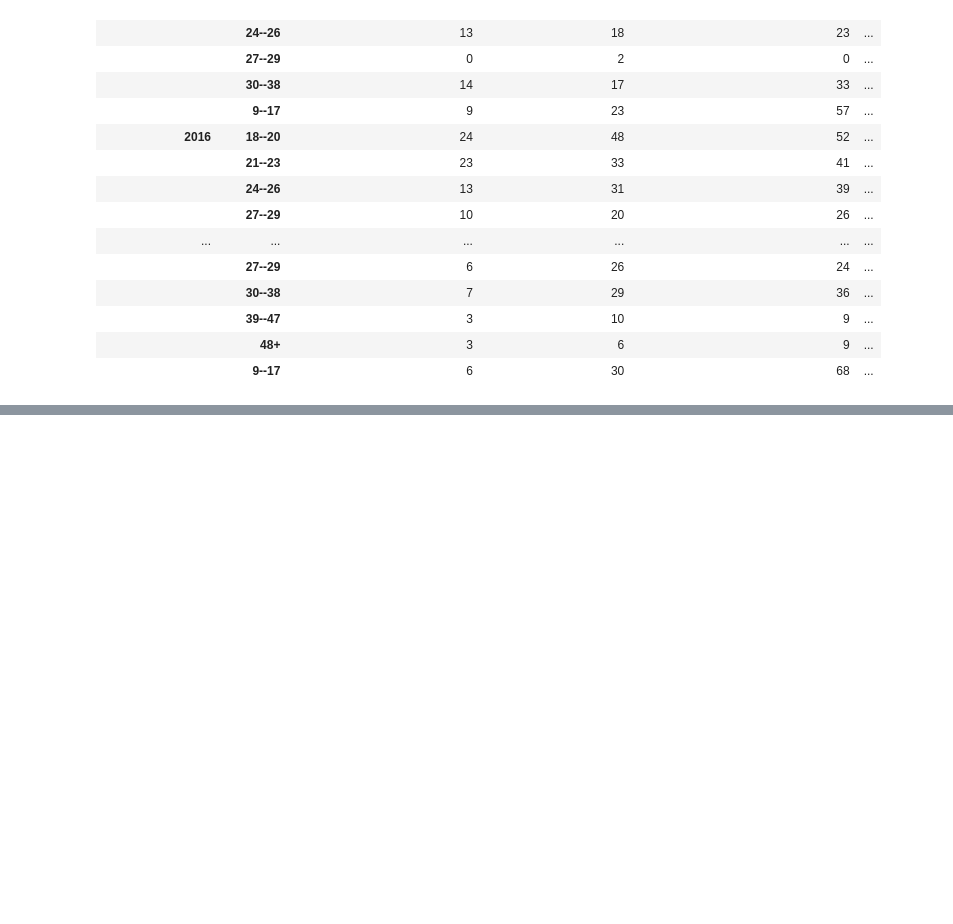
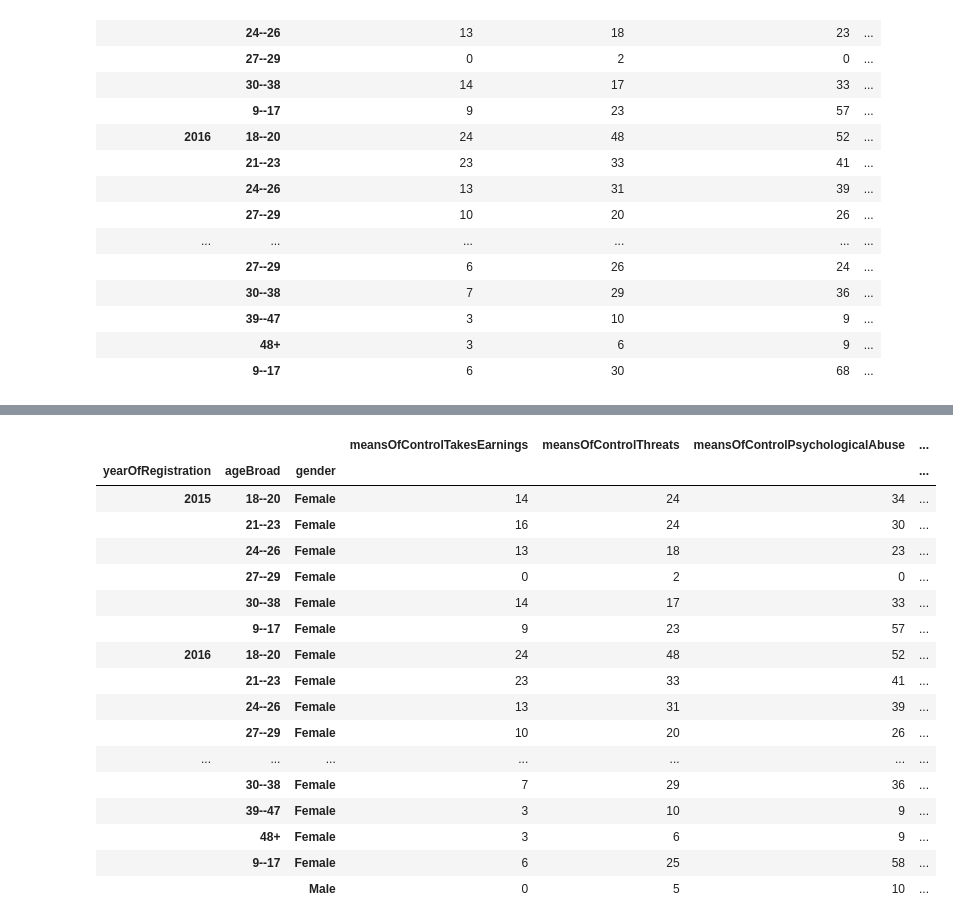
Before and after one commit to kmanning1224/Sexual-Assault-Analysis, a Jupyter notebook: SofieLab.ipynb, the cells around one changed output, grey strips where cells are left out. Saved outputs shown, nothing was run; the diff lists cells and outputs as text; code cells hidden in the pictures; blank space fills up the shorter version.

```diff
--- a/SofieLab.ipynb
+++ b/SofieLab.ipynb
@@ -158,0 +223,3 @@ tots_df.to_csv("Data/totalsAge_global_dataset_2020.csv", index=False, header=Tru
+# %%
+totsae_df = ds_df.groupby(["yearOfRegistration","ageBroad","gender"]).sum()
+totsae_df
@@ -158,0 +245,22 @@ tots_df.to_csv("Data/totalsAge_global_dataset_2020.csv", index=False, header=Tru
+# %%
+del totsae_df["Unnamed: 0"]
+totsae_df
+# %% [output]
+|  |  |  | meansOfControlTakesEarnings | meansOfControlThreats | meansOfControlPsychologicalAbuse | ... |
+| yearOfRegistration | ageBroad | gender |  |  |  | ... |
+| 2015 | 18--20 | Female | 14 | 24 | 34 | ... |
+|  | 21--23 | Female | 16 | 24 | 30 | ... |
+|  | 24--26 | Female | 13 | 18 | 23 | ... |
+|  | 27--29 | Female | 0 | 2 | 0 | ... |
+|  | 30--38 | Female | 14 | 17 | 33 | ... |
+|  | 9--17 | Female | 9 | 23 | 57 | ... |
+| 2016 | 18--20 | Female | 24 | 48 | 52 | ... |
+|  | 21--23 | Female | 23 | 33 | 41 | ... |
+|  | 24--26 | Female | 13 | 31 | 39 | ... |
+|  | 27--29 | Female | 10 | 20 | 26 | ... |
+| ... | ... | ... | ... | ... | ... | ... |
+|  | 30--38 | Female | 7 | 29 | 36 | ... |
+|  | 39--47 | Female | 3 | 10 | 9 | ... |
+|  | 48+ | Female | 3 | 6 | 9 | ... |
+|  | 9--17 | Female | 6 | 25 | 58 | ... |
+|  |  | Male | 0 | 5 | 10 | ... |
```
Also changed, not shown: parts of 11 cells of this notebook, 4 other files.
